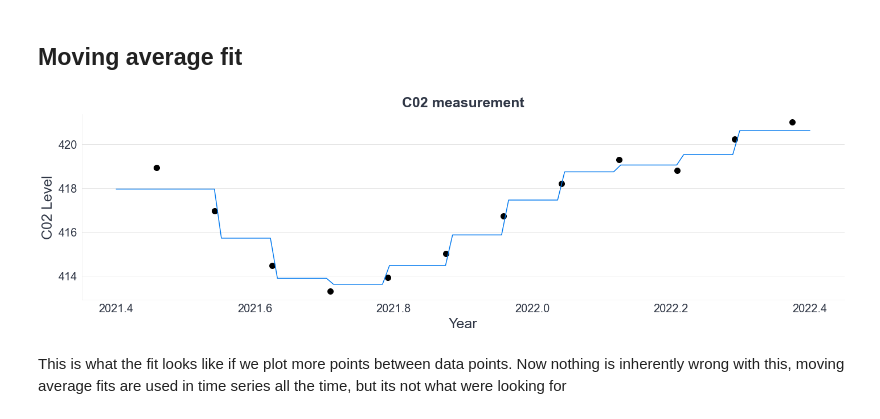
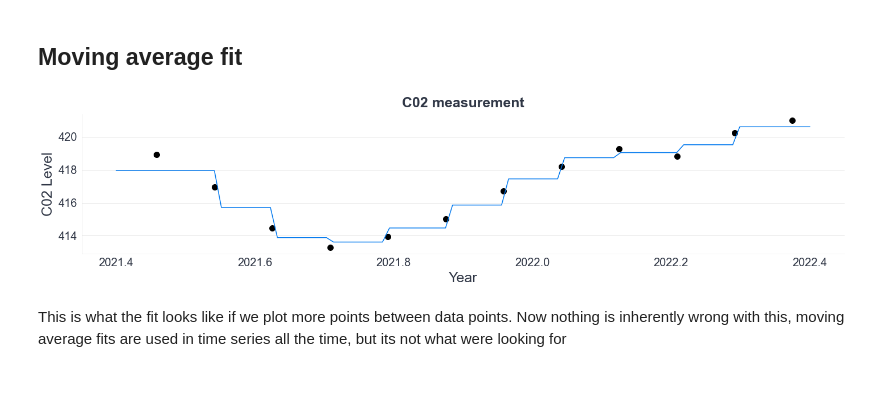
Before and after one commit to bwengals/etc, a Jupyter notebook: lesson_2_Section_30_new.ipynb, the cells around one changed output. Cells and saved outputs as stored; diff of their text form; code cells hidden in the pictures; blank space fills up the shorter version.

```diff
--- a/lesson_2_Section_30_new.ipynb
+++ b/lesson_2_Section_30_new.ipynb
@@ -222,23 +217,23 @@ As we move closer to the dot on the right, we'd assume that our estimated points
 # %% [markdown]
 ## Moving average fit
 # %%
-plt.figure(figsize=(24,6))
+plt.figure(figsize=(24,4.5))
 plot_data()
 # Don't do this in real life, its very computationally wasteful
 x = np.linspace(2021.4, 2022.4, 100)
 y = []
 for point_of_interest in x:
 
     y_val = (last_12_obs
         .assign(distance=np.abs(last_12_obs["decimal date"] - point_of_interest))
         .sort_values("distance")
         .head(2)
         ["average"].mean())
 
     y.append(y_val)
 plt.plot(x, y);
 # %% [output]
-[figure, old version]
+[figure, new version]
 # %% [markdown]
 This is what the fit looks like if we plot more points between data points. Now nothing is inherently wrong with this, moving average fits are used in time series all the time, but its not what were looking for
 # %% [markdown]
```
Also changed, not shown: parts of 5 cells of this notebook.
